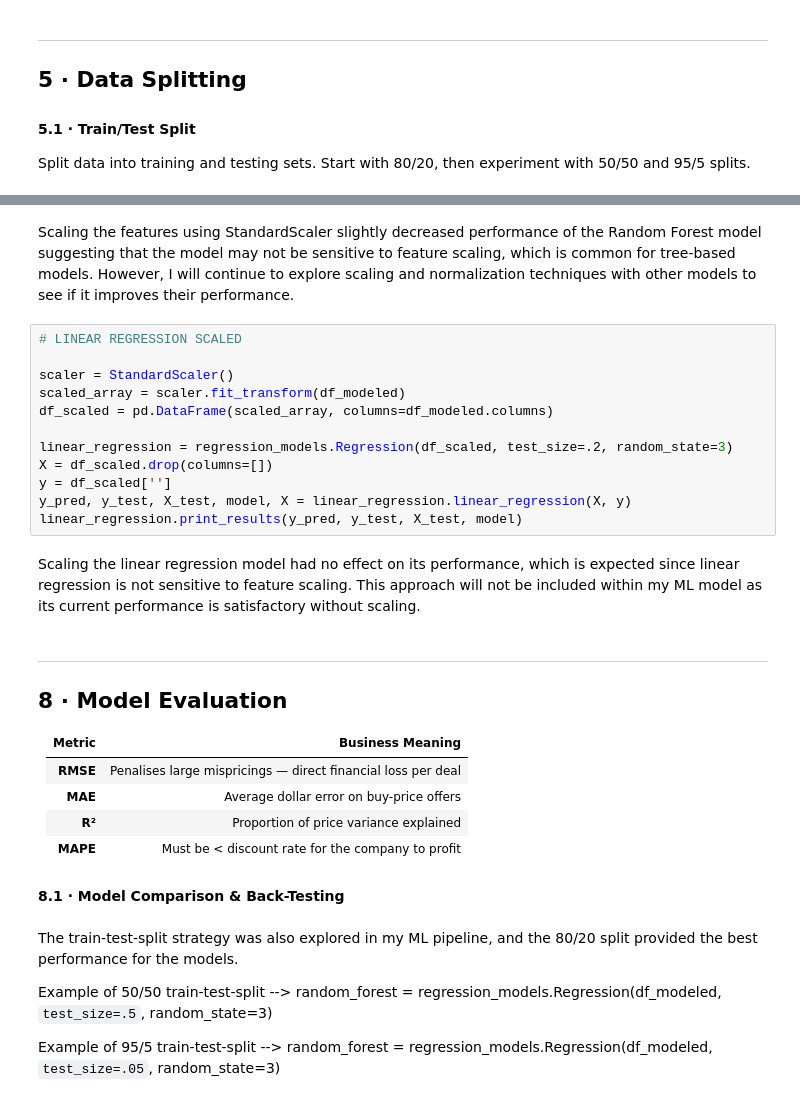
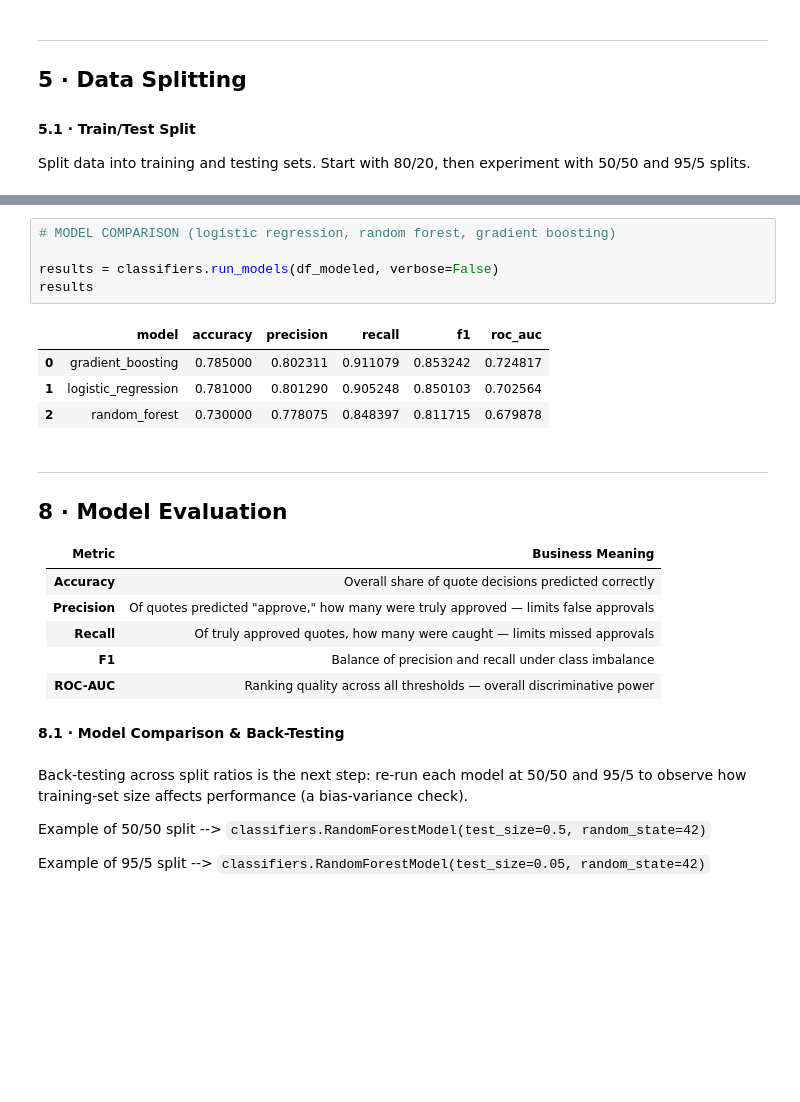
Before and after one commit to PESIII23/customer-segmentation, a Jupyter notebook: src/notebooks/quote_decision_predictor.ipynb, the cells around one changed output, grey strips where cells are left out. Cells and saved outputs as stored; diff of their text form; blank space fills up the shorter version.

```diff
--- a/src/notebooks/quote_decision_predictor.ipynb
+++ b/src/notebooks/quote_decision_predictor.ipynb
@@ -270,34 +324,29 @@ random_forest.print_results(y_pred, y_test, X_test, model)
-# %% [markdown]
-Scaling the features using StandardScaler slightly decreased performance of the Random Forest model suggesting that the model may not be sensitive to feature scaling, which is common for tree-based models. However, I will continue to explore scaling and normalization techniques with other models to see if it improves their performance.
-# %%
-# LINEAR REGRESSION SCALED
-
-scaler = StandardScaler()
-scaled_array = scaler.fit_transform(df_modeled)
-df_scaled = pd.DataFrame(scaled_array, columns=df_modeled.columns)
-
-linear_regression = regression_models.Regression(df_scaled, test_size=.2, random_state=3)
-X = df_scaled.drop(columns=[])
-y = df_scaled['']
-y_pred, y_test, X_test, model, X = linear_regression.linear_regression(X, y)
-linear_regression.print_results(y_pred, y_test, X_test, model)
-# %% [markdown]
-Scaling the linear regression model had no effect on its performance, which is expected since linear regression is not sensitive to feature scaling. This approach will not be included within my ML model as its current performance is satisfactory without scaling.
+# %%
+# MODEL COMPARISON (logistic regression, random forest, gradient boosting)
+
+results = classifiers.run_models(df_modeled, verbose=False)
+results
+# %% [output]
+|  | model | accuracy | precision | recall | f1 | roc_auc |
+| 0 | gradient_boosting | 0.785000 | 0.802311 | 0.911079 | 0.853242 | 0.724817 |
+| 1 | logistic_regression | 0.781000 | 0.801290 | 0.905248 | 0.850103 | 0.702564 |
+| 2 | random_forest | 0.730000 | 0.778075 | 0.848397 | 0.811715 | 0.679878 |
 # %% [markdown]
 ---
 ## 8 · Model Evaluation
 
 | Metric | Business Meaning |
 |---|---|
-| **RMSE** | Penalises large mispricings — direct financial loss per deal |
-| **MAE** | Average dollar error on buy-price offers |
-| **R²** | Proportion of price variance explained |
-| **MAPE** | Must be < discount rate for the company to profit |
+| **Accuracy** | Overall share of quote decisions predicted correctly |
+| **Precision** | Of quotes predicted "approve," how many were truly approved — limits false approvals |
+| **Recall** | Of truly approved quotes, how many were caught — limits missed approvals |
+| **F1** | Balance of precision and recall under class imbalance |
+| **ROC-AUC** | Ranking quality across all thresholds — overall discriminative power |
 
 #### 8.1 · Model Comparison & Back-Testing
 # %% [markdown]
-The train-test-split strategy was also explored in my ML pipeline, and the 80/20 split provided the best performance for the models.
+Back-testing across split ratios is the next step: re-run each model at 50/50 and 95/5 to observe how training-set size affects performance (a bias-variance check).
 
-Example of 50/50 train-test-split --> random_forest = regression_models.Regression(df_modeled, `test_size=.5`, random_state=3)
+Example of 50/50 split --> `classifiers.RandomForestModel(test_size=0.5, random_state=42)`
 
-Example of 95/5 train-test-split --> random_forest = regression_models.Regression(df_modeled, `test_size=.05`, random_state=3)
+Example of 95/5 split --> `classifiers.RandomForestModel(test_size=0.05, random_state=42)`
```
Also changed, not shown: parts of 17 cells of this notebook, 12 other files.
